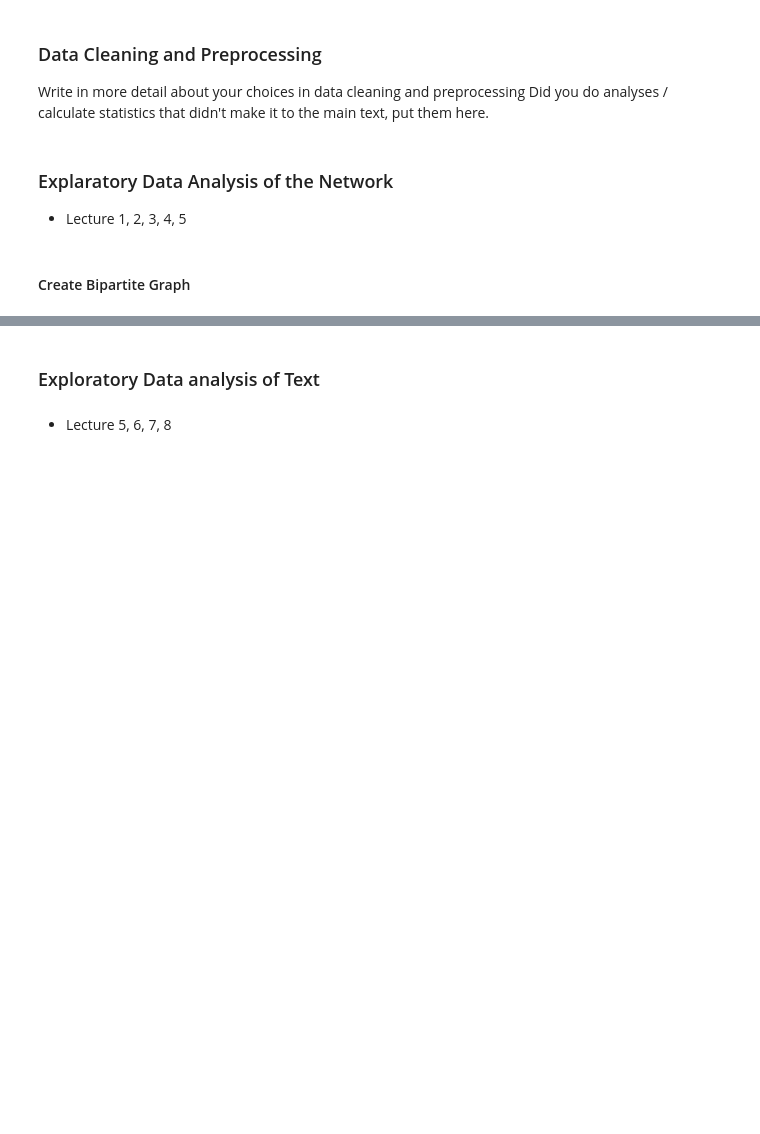
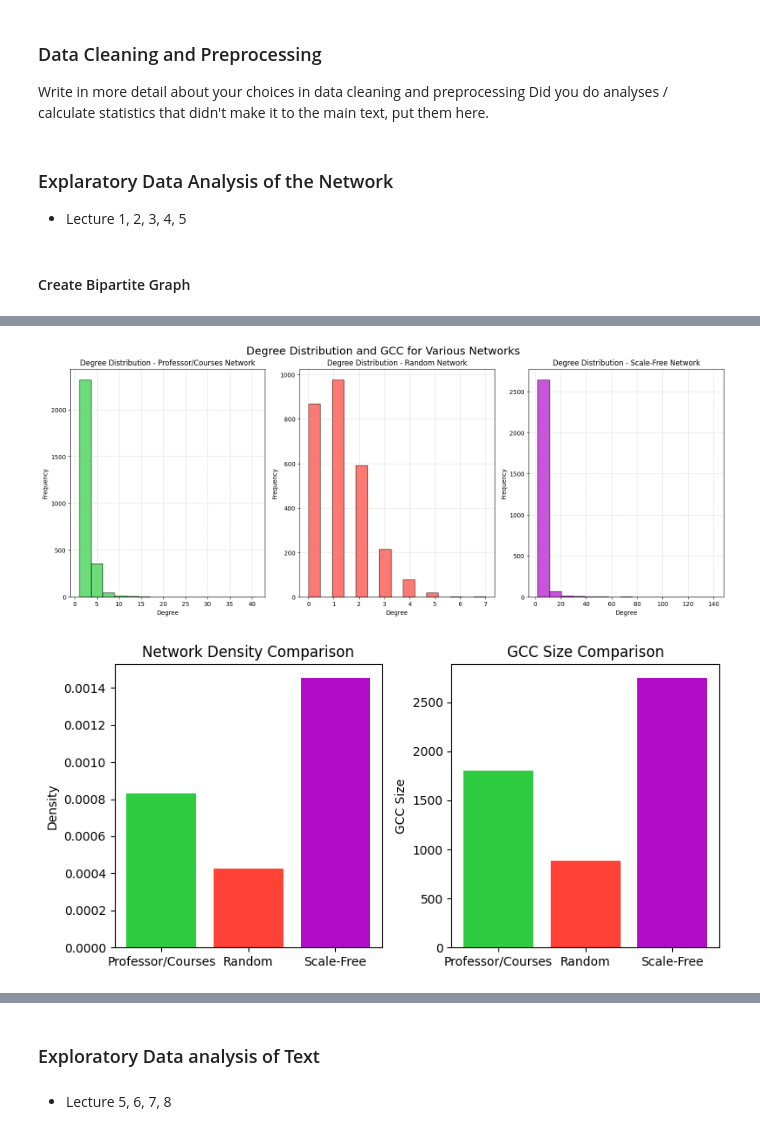
Before and after one commit to yonnaklaassen/SocialGraphs, a Jupyter notebook: final-project/main.ipynb, the cells around one changed output, grey strips where cells are left out. Saved outputs shown, nothing was run; the diff lists cells and outputs as text; code cells hidden in the pictures; blank space fills up the shorter version.

```diff
--- a/final-project/main.ipynb
+++ b/final-project/main.ipynb
@@ -293,0 +444,76 @@ Bipartite graph created with 2767 nodes and 4802 edges.
+# %%
+# Function to calculate the size of the Giant Connected Component (GCC)
+def get_gcc_size(graph):
+    components = list(nx.connected_components(graph))
+    largest_component = max(components, key=len)
+    return len(largest_component)
+
+# Generate a random Erdős–Rényi network with the same number of nodes and edges
+n = len(B.nodes)  # Number of nodes
+m = len(B.edges)  # Number of edges
+random_graph = nx.erdos_renyi_graph(n, m / (n * (n - 1)))
+scale_free_graph = nx.barabasi_albert_graph(n, 2)
+
+# Calculate the GCC size for each network
+gcc_bipartite_size = get_gcc_size(B)
+gcc_random_size = get_gcc_size(random_graph)
+gcc_scale_free_size = get_gcc_size(scale_free_graph)
+
+# Calculate the network density for each graph
+density_bipartite = nx.density(B)
+density_random = nx.density(random_graph)
+density_scale_free = nx.density(scale_free_graph)
+
+plt.figure(figsize=(16, 12))
+
+# Degree distribution for Bipartite Network
+plt.subplot(2, 3, 1)
+plt.hist([d for n, d in B.degree()], bins=15, color=green, alpha=0.7, edgecolor='black')
+plt.title("Degree Distribution - Professor/Courses Network")
+plt.xlabel('Degree')
+plt.ylabel('Frequency')
+plt.grid(True, linestyle='--', alpha=0.5)
+
+# Degree distribution for Random Network
+plt.subplot(2, 3, 2)
+plt.hist([d for n, d in random_graph.degree()], bins=15, color=red, alpha=0.7, edgecolor='black')
+plt.title("Degree Distribution - Random Network")
+plt.xlabel('Degree')
+plt.ylabel('Frequency')
+plt.grid(True, linestyle='--', alpha=0.5)
+
+# Degree distribution for Scale-Free Network
+plt.subplot(2, 3, 3)
+plt.hist([d for n, d in scale_free_graph.degree()], bins=15, color=purple, alpha=0.7, edgecolor='black')
+plt.title("Degree Distribution - Scale-Free Network")
+plt.xlabel('Degree')
+plt.ylabel('Frequency')
+plt.grid(True, linestyle='--', alpha=0.5)
+
+plt.suptitle("Degree Distribution and GCC for Various Networks", fontsize=18)
+plt.tight_layout()
+plt.show()
+
+fig, axes = plt.subplots(1, 2, figsize=(8, 4))
+
+# Network Density Comparison
+axes[0].bar(['Professor/Courses', 'Random', 'Scale-Free'],
+            [density_bipartite, density_random, density_scale_free],
+            color=[green, red, purple])
+axes[0].set_title("Network Density Comparison")
+axes[0].set_ylabel("Density")
+axes[0].tick_params(axis='x', rotation=0)
+
+# GCC Size Comparison
+axes[1].bar(['Professor/Courses', 'Random', 'Scale-Free'],
+            [gcc_bipartite_size, gcc_random_size, gcc_scale_free_size],
+            color=[green, red, purple])
+axes[1].set_title("GCC Size Comparison")
+axes[1].set_ylabel("GCC Size")
+axes[1].tick_params(axis='x', rotation=0)
+
+plt.tight_layout()
+plt.show()
+# %% [output]
+[figure, added]
+[figure, added]
```
Also changed, not shown: parts of 7 cells of this notebook, 1 other file.
